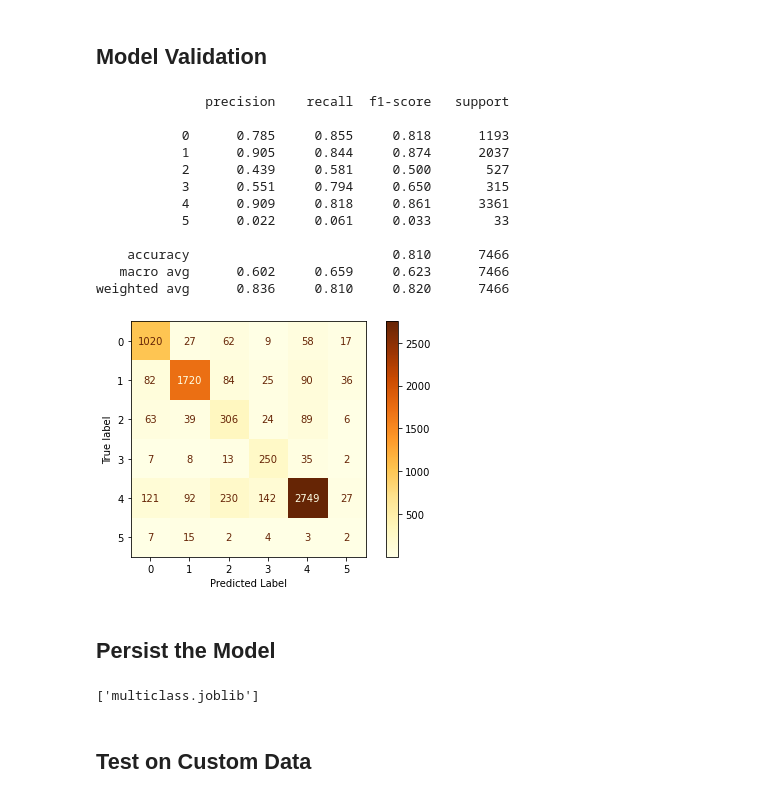
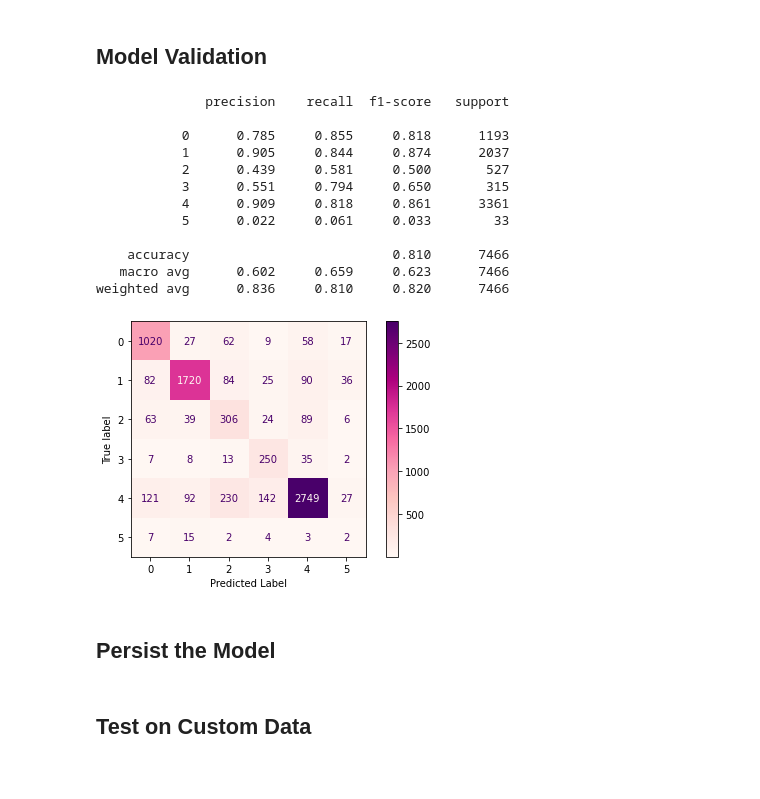
Before and after one commit to broepke/Classification, a Jupyter notebook: multiclassification.ipynb, the cells around one changed output. Drawn from its saved outputs; the diff is of its cells as text; code cells hidden in the pictures.

```diff
--- a/multiclassification.ipynb
+++ b/multiclassification.ipynb
@@ -292,39 +281,38 @@ def fit_and_print(pipeline, name):
 
     ConfusionMatrixDisplay.from_predictions(y_test,
                                             y_pred,
-                                            cmap=plt.cm.YlOrBr)
+                                            cmap=plt.cm.RdPu)
 
     plt.tight_layout()
     plt.ylabel('True label')
     plt.xlabel('Predicted Label')
     plt.tight_layout()
-    plt.savefig('classification_' + name + '.png', dpi=300)
+    plt.savefig(name + '.png', dpi=300)
+    plt.show;
 # %%
 clf = LogisticRegression(random_state=42,
                          class_weight='balanced',
                          max_iter=500)
 pipeline = create_pipe(clf)
-fit_and_print(pipeline, 'Multiclass')
+fit_and_print(pipeline, 'multiclass_2')
 # %% [output]
               precision    recall  f1-score   support
 
            0      0.785     0.855     0.818      1193
            1      0.905     0.844     0.874      2037
            2      0.439     0.581     0.500       527
            3      0.551     0.794     0.650       315
            4      0.909     0.818     0.861      3361
            5      0.022     0.061     0.033        33
 
     accuracy                          0.810      7466
    macro avg      0.602     0.659     0.623      7466
 weighted avg      0.836     0.810     0.820      7466
-[figure, old version]
+[figure, new version]
 # %% [markdown]
 ## Persist the Model
 # %%
 dump(pipeline, 'multiclass.joblib')
-# %% [output]
-['multiclass.joblib']
 # %% [markdown]
 ## Test on Custom Data
 # %%
```
Also changed, not shown: parts of 10 cells of this notebook, 6 other files.
